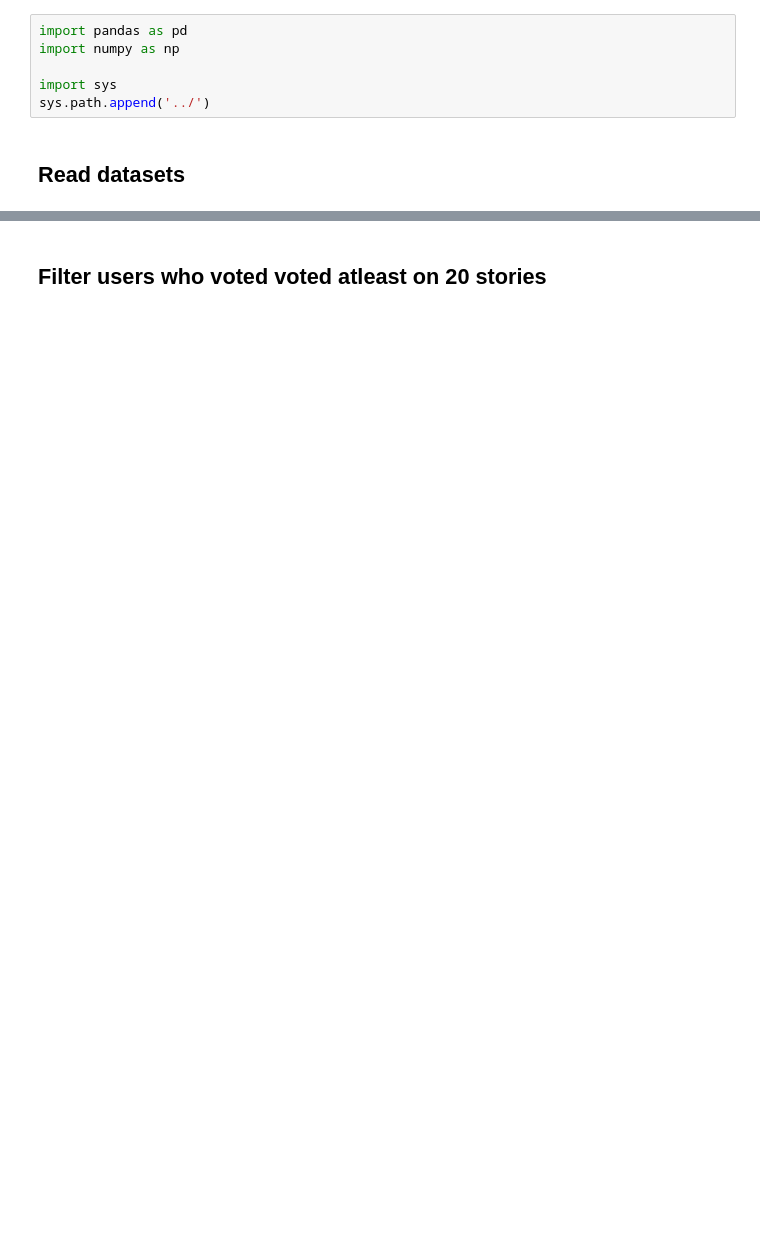
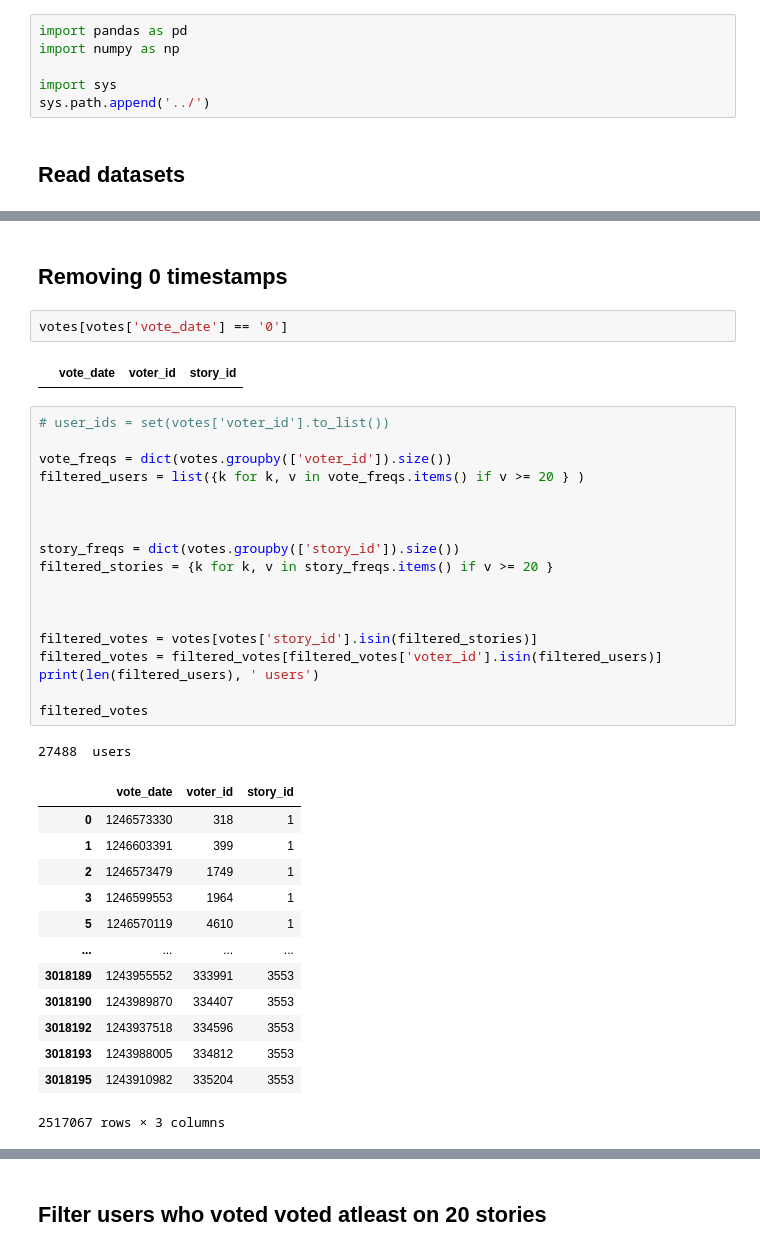
Before and after one commit to Yididya/k_submodular, a Jupyter notebook: notebooks/Influence maximization .ipynb, the cells around one changed output, grey strips where cells are left out. Drawn from its saved outputs; the diff is of its cells as text; blank space fills up the shorter version.

Commit message:
add some print statements

```diff
--- a/notebooks/Influence maximization .ipynb
+++ b/notebooks/Influence maximization .ipynb
@@ -34,0 +53,39 @@ friends = pd.concat([mutual_0, mutual_1, mutual_2])[['user_id', 'friend_id']]
+# %% [markdown]
+## Removing 0 timestamps
+# %%
+votes[votes['vote_date'] == '0']
+# %% [output]
+|  | vote_date | voter_id | story_id |
+# %%
+# user_ids = set(votes['voter_id'].to_list())
+
+vote_freqs = dict(votes.groupby(['voter_id']).size())
+filtered_users = list({k for k, v in vote_freqs.items() if v >= 20 } )
+
+
+
+story_freqs = dict(votes.groupby(['story_id']).size())
+filtered_stories = {k for k, v in story_freqs.items() if v >= 20 }
+
+
+
+filtered_votes = votes[votes['story_id'].isin(filtered_stories)]
+filtered_votes = filtered_votes[filtered_votes['voter_id'].isin(filtered_users)]
+print(len(filtered_users), ' users')
+
+filtered_votes
+# %% [output]
+27488  users
+|  | vote_date | voter_id | story_id |
+| 0 | 1246573330 | 318 | 1 |
+| 1 | 1246603391 | 399 | 1 |
+| 2 | 1246573479 | 1749 | 1 |
+| 3 | 1246599553 | 1964 | 1 |
+| 5 | 1246570119 | 4610 | 1 |
+| ... | ... | ... | ... |
+| 3018189 | 1243955552 | 333991 | 3553 |
+| 3018190 | 1243989870 | 334407 | 3553 |
+| 3018192 | 1243937518 | 334596 | 3553 |
+| 3018193 | 1243988005 | 334812 | 3553 |
+| 3018195 | 1243910982 | 335204 | 3553 |
+2517067 rows × 3 columns
```
Also changed, not shown: parts of 24 cells of this notebook, 10 other files.
